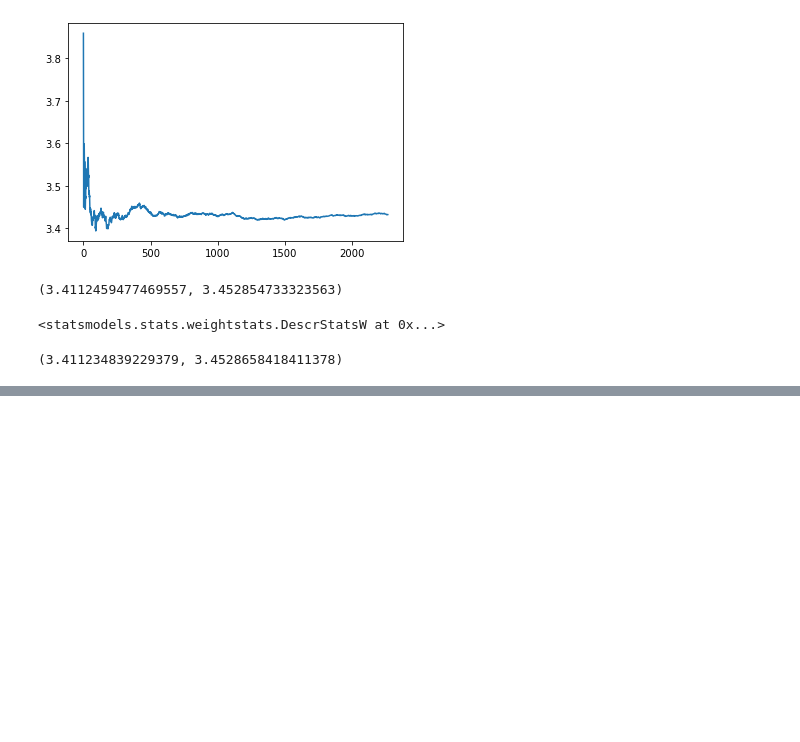
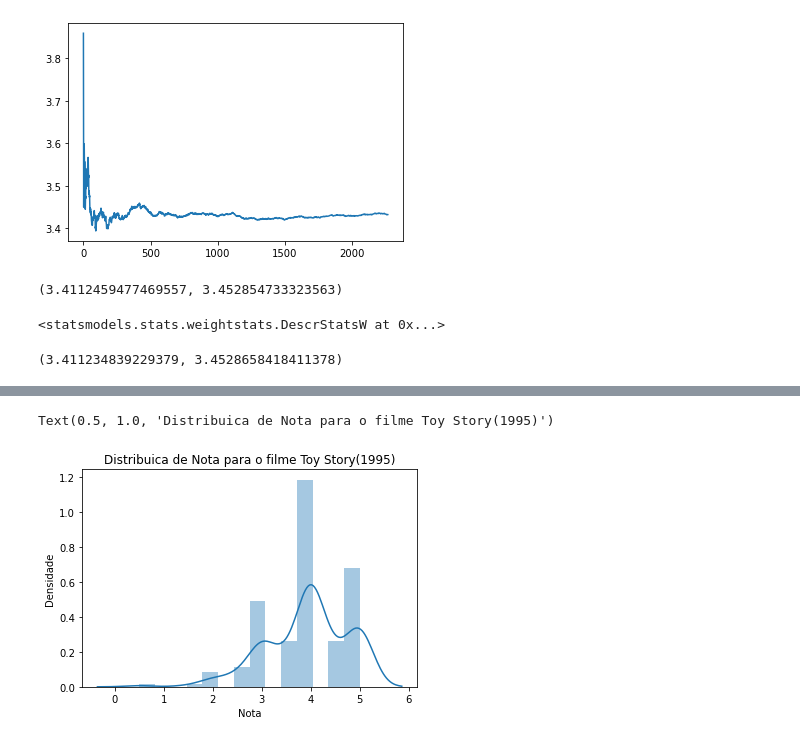
Before and after one commit to rgrAndrade/tmdb, a Jupyter notebook: TMDB - Avaliação de Filmes.ipynb, the cells around one changed output, grey strips where cells are left out. Cells and saved outputs as stored; diff of their text form; code cells hidden in the pictures; blank space fills up the shorter version.

```diff
--- a/TMDB - Avaliação de Filmes.ipynb
+++ b/TMDB - Avaliação de Filmes.ipynb
@@ -251,0 +257,3 @@ descr_todos_com_10_votos.tconfint_mean()
+# %%
+notas1 = notas.query('movieId==1')
+nota1.head()
@@ -251,0 +267,7 @@ descr_todos_com_10_votos.tconfint_mean()
+# %%
+ax = sns.distplot(notas1.rating)
+ax.set(xlabel='Nota', ylabel='Densidade')
+ax.set_title('Distribuica de Nota para o filme Toy Story(1995)')
+# %% [output]
+Text(0.5, 1.0, 'Distribuica de Nota para o filme Toy Story(1995)')
+[figure, added]
```
Also changed, not shown: parts of 10 cells of this notebook, 1 other file.
